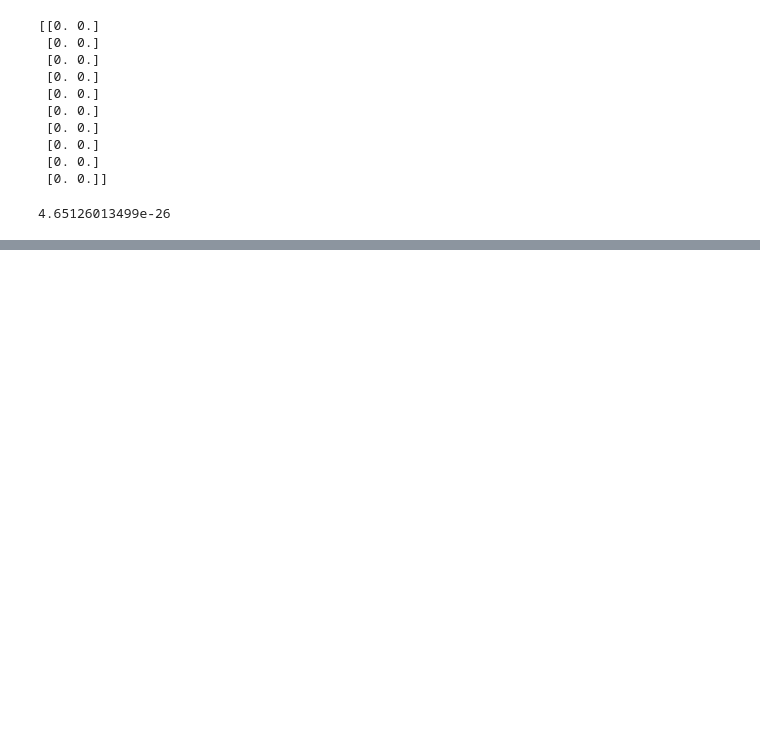
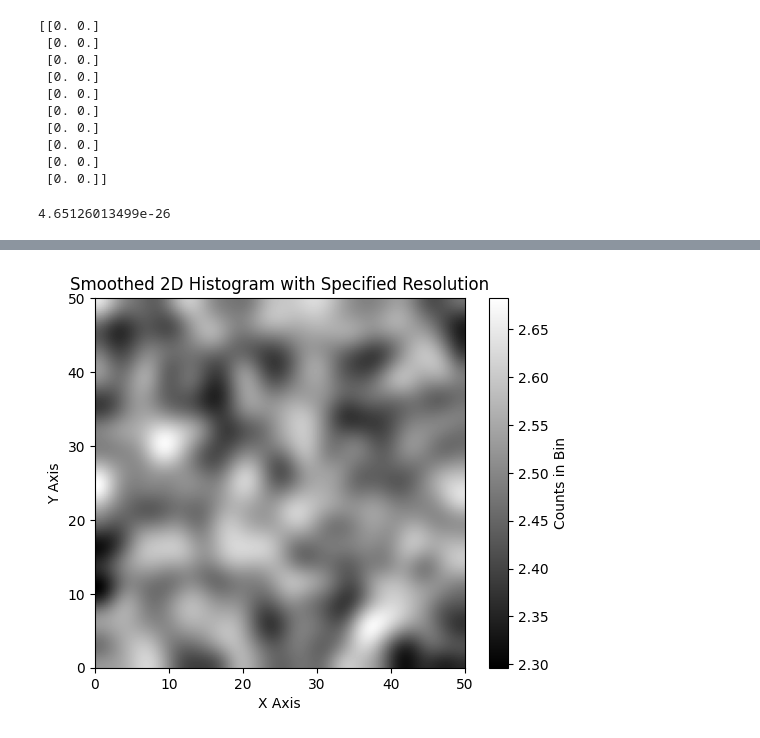
Before and after one commit to Yiyang-lii/AC_simulation, a Jupyter notebook: test.ipynb, the cells around one changed output, grey strips where cells are left out. Saved outputs shown, nothing was run; the diff lists cells and outputs as text; code cells hidden in the pictures; blank space fills up the shorter version.

```diff
--- a/test.ipynb
+++ b/test.ipynb
@@ -244,0 +263,15 @@ plt.show()
+# %%
+from scipy.ndimage import gaussian_filter
+x = particles.pos[:, 0]
+y = particles.pos[:, 1]
+H, xedges, yedges = np.histogram2d(x, y, bins=resolution)
+smoothed_H = gaussian_filter(H, sigma=8)
+plt.imshow(smoothed_H.T, extent=particles.room_size, cmap='gray', origin='lower')
+cb = plt.colorbar()
+cb.set_label('Counts in Bin')
+plt.xlabel('X Axis')
+plt.ylabel('Y Axis')
+plt.title('Smoothed 2D Histogram with Specified Resolution')
+plt.show()
+# %% [output]
+[figure, added]
```
Also changed, not shown: parts of 12 cells of this notebook, 2 other files.
